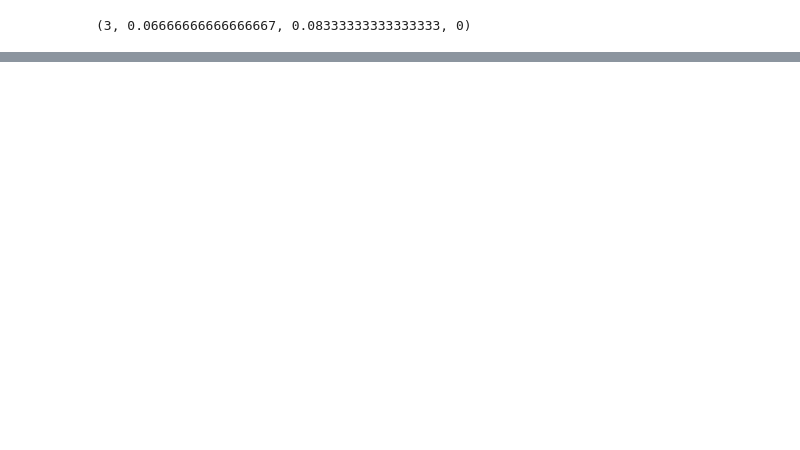
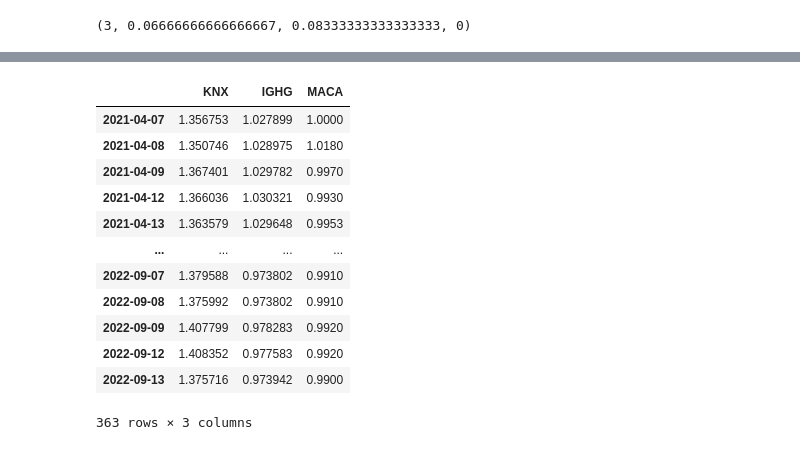
Before and after one commit to nevakrien/stock-bot, a Jupyter notebook: data handeling.ipynb, the cells around one changed output, grey strips where cells are left out. Cells and saved outputs as stored; diff of their text form; code cells hidden in the pictures; blank space fills up the shorter version.

```diff
--- a/data handeling.ipynb
+++ b/data handeling.ipynb
@@ -230,8 +253,10 @@ time_encode(data_df.index[0])
 # %% [output]
 (3, 0.06666666666666667, 0.08333333333333333, 0)
 # %%
-x=thread_distribute(a,time_encode,2)
-x=[thread_distribute(x,lambda x: x[i],2) for i in range(4)]
-x=[tf.constant(x) for x in x]
-[x.shape for x in x]
+def time_tensors(a):
+    x=thread_distribute(a,lambda x:time_encode(x.index),2)
+    x=[thread_distribute(x,lambda x: x[i],2) for i in range(4)]
+    return [tf.constant(x) for x in x]
+
+time_tensors(a)
 # %% [output]
@@ -245,0 +360,29 @@ x=[tf.constant(x) for x in x]
+# %%
+def choose_stocks_df(x):
+    a=tick_embed(look(ticker_list))
+    b=tick_embed(look(x))
+
+    b=b@tf.transpose(a)
+    b=tf.nn.top_k(b,3)
+
+
+    tickers=inv_look([list(x) for x in b[1].numpy()]).numpy().astype('U13')
+
+    return [pd.DataFrame([data_df[x] for x in sub]).transpose().dropna() for sub in tickers]
+
+v=choose_stocks_df(exmple)
+v[0]
+# %% [output]
+|  | KNX | IGHG | MACA |
+| 2021-04-07 | 1.356753 | 1.027899 | 1.0000 |
+| 2021-04-08 | 1.350746 | 1.028975 | 1.0180 |
+| 2021-04-09 | 1.367401 | 1.029782 | 0.9970 |
+| 2021-04-12 | 1.366036 | 1.030321 | 0.9930 |
+| 2021-04-13 | 1.363579 | 1.029648 | 0.9953 |
+| ... | ... | ... | ... |
+| 2022-09-07 | 1.379588 | 0.973802 | 0.9910 |
+| 2022-09-08 | 1.375992 | 0.973802 | 0.9910 |
+| 2022-09-09 | 1.407799 | 0.978283 | 0.9920 |
+| 2022-09-12 | 1.408352 | 0.977583 | 0.9920 |
+| 2022-09-13 | 1.375716 | 0.973942 | 0.9900 |
+363 rows × 3 columns
```
Also changed, not shown: parts of 21 cells of this notebook.
